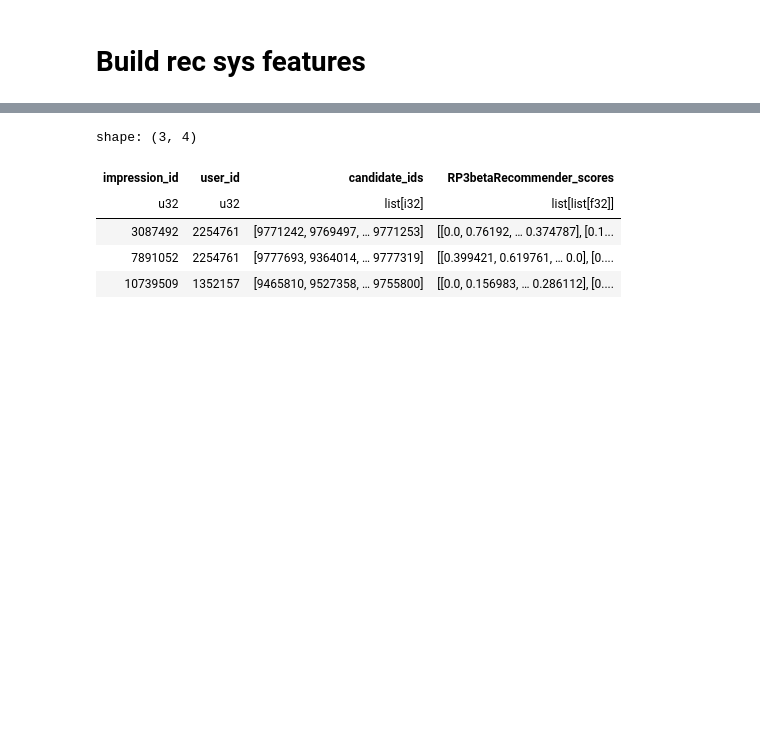
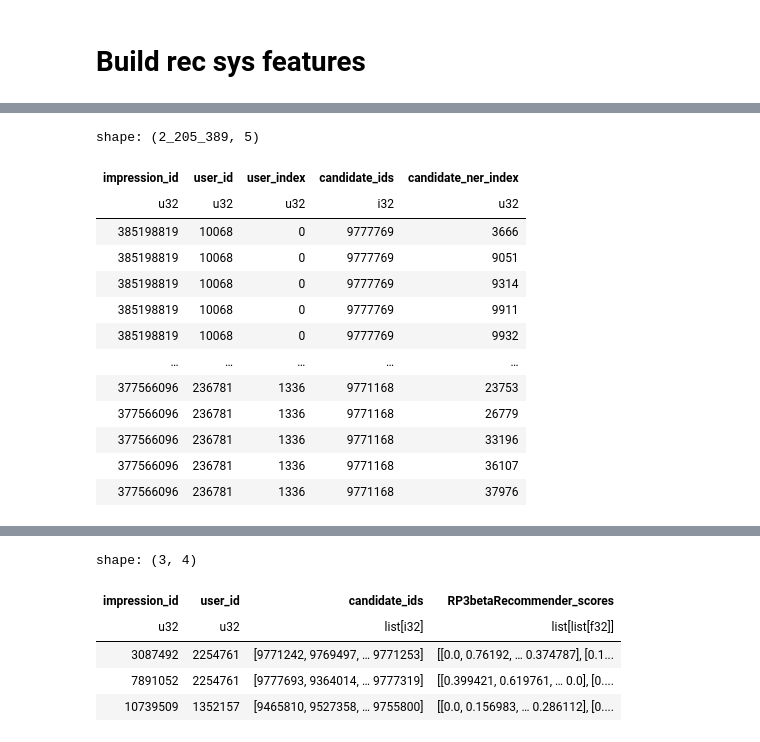
Before and after one commit to recsyspolimi/recsys-challenge-2024-ekstrabladet, a Jupyter notebook: notebooks/urm/urm_ner_train.ipynb, the cells around one changed output, grey strips where cells are left out. Saved outputs shown, nothing was run; the diff lists cells and outputs as text; code cells hidden in the pictures; blank space fills up the shorter version.

```diff
--- a/notebooks/urm/urm_ner_train.ipynb
+++ b/notebooks/urm/urm_ner_train.ipynb
@@ -128,0 +129,3 @@ shape: (2, 5)
+# %%
+train_ds = train_ds.sort('user_id')
+train_ds.head(2)
@@ -128,0 +138,22 @@ shape: (2, 5)
+# %%
+pl.concat([
+    slice.explode(['candidate_ids', 'candidate_ner_index'])\
+    .with
+    .explode('candidate_ner_index')
+    for slice in tqdm(train_ds[:20000].iter_slices(10000), total=train_ds.shape[0] // 10000)
+])
+# %% [output]
+shape: (2_205_389, 5)
+| impression_id | user_id | user_index | candidate_ids | candidate_ner_index |
+| u32 | u32 | u32 | i32 | u32 |
+| 385198819 | 10068 | 0 | 9777769 | 3666 |
+| 385198819 | 10068 | 0 | 9777769 | 9051 |
+| 385198819 | 10068 | 0 | 9777769 | 9314 |
+| 385198819 | 10068 | 0 | 9777769 | 9911 |
+| 385198819 | 10068 | 0 | 9777769 | 9932 |
+| … | … | … | … | … |
+| 377566096 | 236781 | 1336 | 9771168 | 23753 |
+| 377566096 | 236781 | 1336 | 9771168 | 26779 |
+| 377566096 | 236781 | 1336 | 9771168 | 33196 |
+| 377566096 | 236781 | 1336 | 9771168 | 36107 |
+| 377566096 | 236781 | 1336 | 9771168 | 37976 |
```
Also changed, not shown: parts of 20 cells of this notebook, 12 other files.
